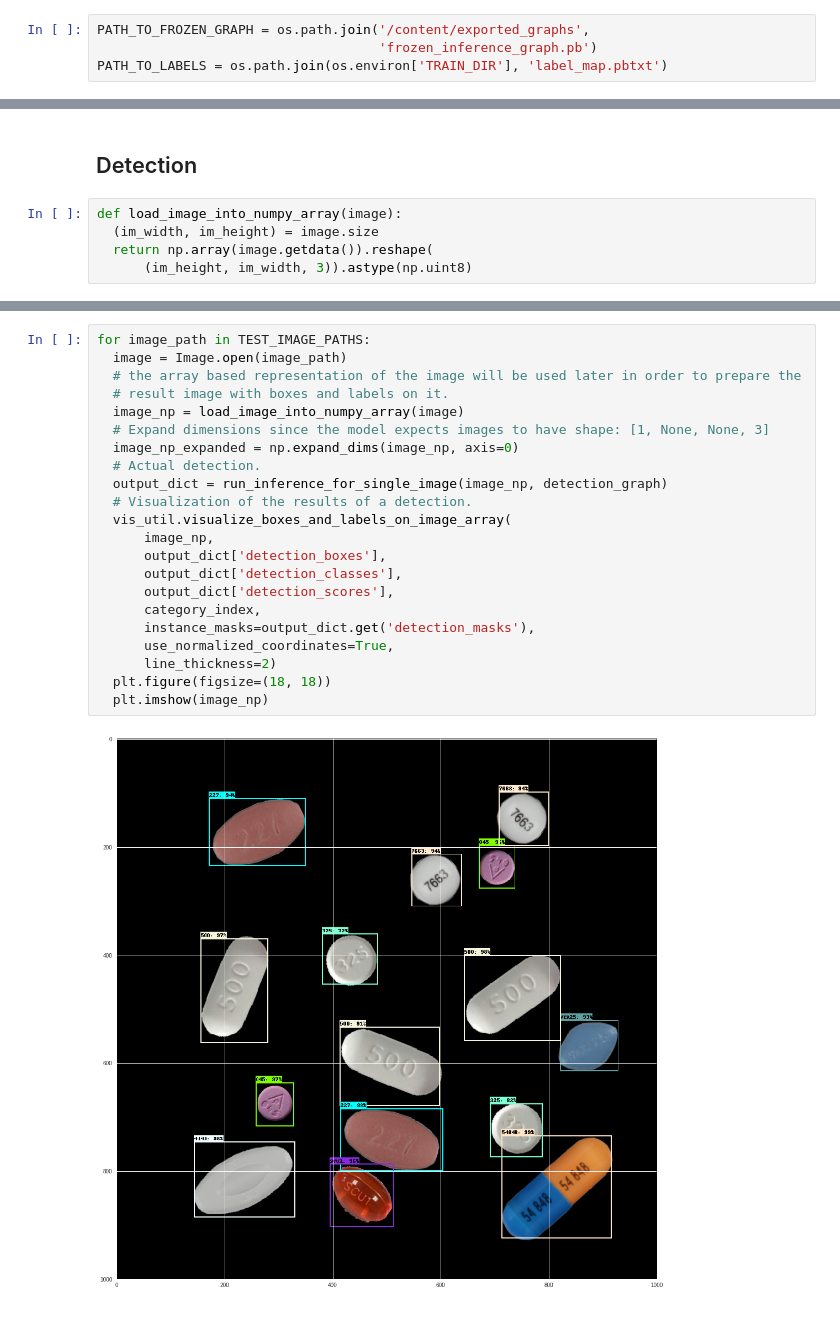
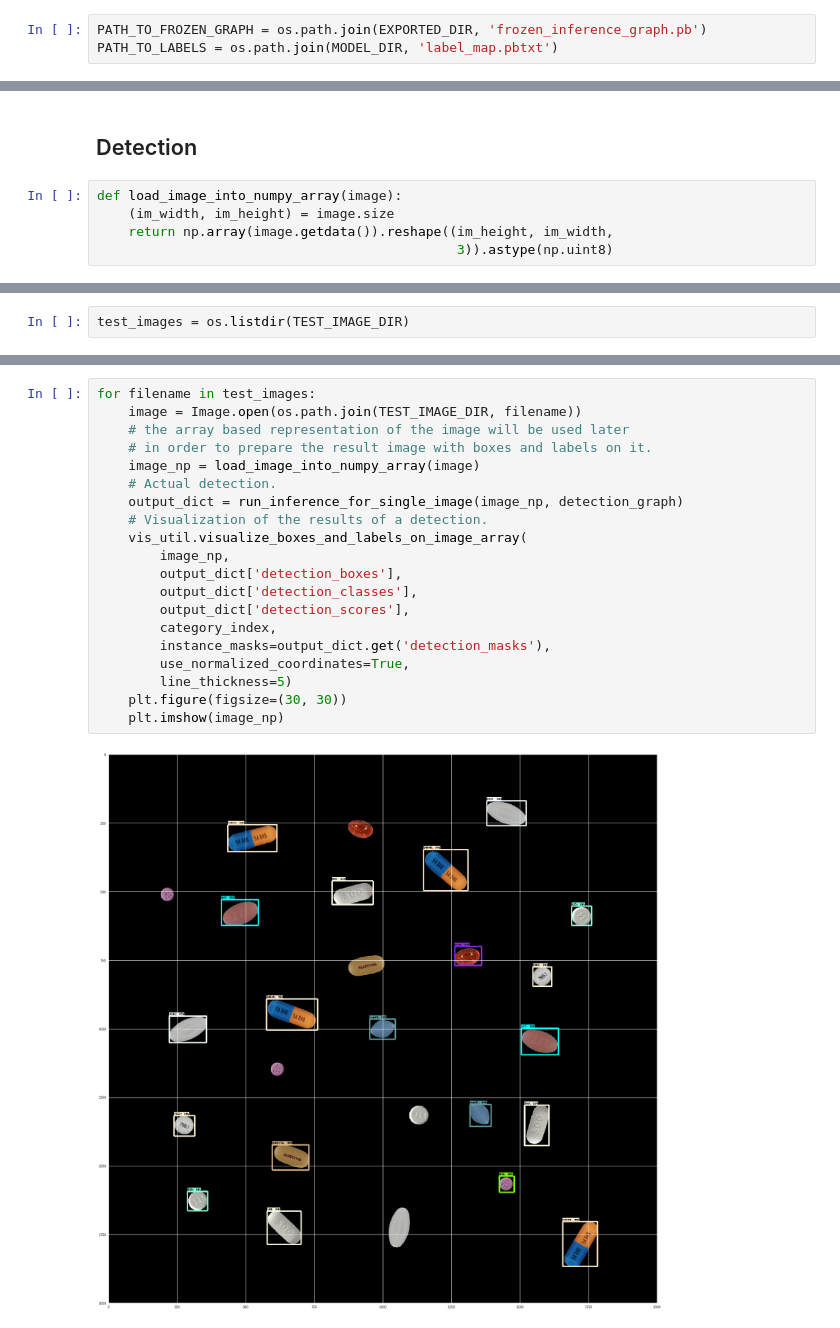
Before and after one commit to codingpotato/pill-detection, a Jupyter notebook: pill_detection.ipynb, the cells around one changed output, grey strips where cells are left out. Cells and saved outputs as stored; diff of their text form.

```diff
--- a/pill_detection.ipynb
+++ b/pill_detection.ipynb
@@ -469,6 +490,5 @@ The backend was *originally* set to 'module://ipykernel.pylab.backend_inline' by
 
   import matplotlib; matplotlib.use('Agg')  # pylint: disable=multiple-statements
 # %%
-PATH_TO_FROZEN_GRAPH = os.path.join('/content/exported_graphs',
-                                    'frozen_inference_graph.pb')
-PATH_TO_LABELS = os.path.join(os.environ['TRAIN_DIR'], 'label_map.pbtxt')
+PATH_TO_FROZEN_GRAPH = os.path.join(EXPORTED_DIR, 'frozen_inference_graph.pb')
+PATH_TO_LABELS = os.path.join(MODEL_DIR, 'label_map.pbtxt')
@@ -491,6 +509,6 @@ category_index = label_map_util.create_category_index_from_labelmap(
 ## Detection
 # %%
 def load_image_into_numpy_array(image):
-  (im_width, im_height) = image.size
-  return np.array(image.getdata()).reshape(
-      (im_height, im_width, 3)).astype(np.uint8)
+    (im_width, im_height) = image.size
+    return np.array(image.getdata()).reshape((im_height, im_width,
+                                              3)).astype(np.uint8)
@@ -501,0 +515,2 @@ TEST_IMAGE_PATHS = [ os.path.join(PATH_TO_TEST_IMAGES_DIR,
+# %%
+test_images = os.listdir(TEST_IMAGE_DIR)
@@ -548,24 +566,22 @@ def run_inference_for_single_image(image, graph):
 # %%
-for image_path in TEST_IMAGE_PATHS:
-  image = Image.open(image_path)
-  # the array based representation of the image will be used later in order to prepare the
-  # result image with boxes and labels on it.
-  image_np = load_image_into_numpy_array(image)
-  # Expand dimensions since the model expects images to have shape: [1, None, None, 3]
-  image_np_expanded = np.expand_dims(image_np, axis=0)
-  # Actual detection.
-  output_dict = run_inference_for_single_image(image_np, detection_graph)
-  # Visualization of the results of a detection.
-  vis_util.visualize_boxes_and_labels_on_image_array(
-      image_np,
-      output_dict['detection_boxes'],
-      output_dict['detection_classes'],
-      output_dict['detection_scores'],
-      category_index,
-      instance_masks=output_dict.get('detection_masks'),
-      use_normalized_coordinates=True,
-      line_thickness=2)
-  plt.figure(figsize=(18, 18))
-  plt.imshow(image_np)
+for filename in test_images:
+    image = Image.open(os.path.join(TEST_IMAGE_DIR, filename))
+    # the array based representation of the image will be used later
+    # in order to prepare the result image with boxes and labels on it.
+    image_np = load_image_into_numpy_array(image)
+    # Actual detection.
+    output_dict = run_inference_for_single_image(image_np, detection_graph)
+    # Visualization of the results of a detection.
+    vis_util.visualize_boxes_and_labels_on_image_array(
+        image_np,
+        output_dict['detection_boxes'],
+        output_dict['detection_classes'],
+        output_dict['detection_scores'],
+        category_index,
+        instance_masks=output_dict.get('detection_masks'),
+        use_normalized_coordinates=True,
+        line_thickness=5)
+    plt.figure(figsize=(30, 30))
+    plt.imshow(image_np)
 # %% [output]
-[figure, old version]
+[figure, new version]
```
Also changed, not shown: parts of 25 cells of this notebook.
